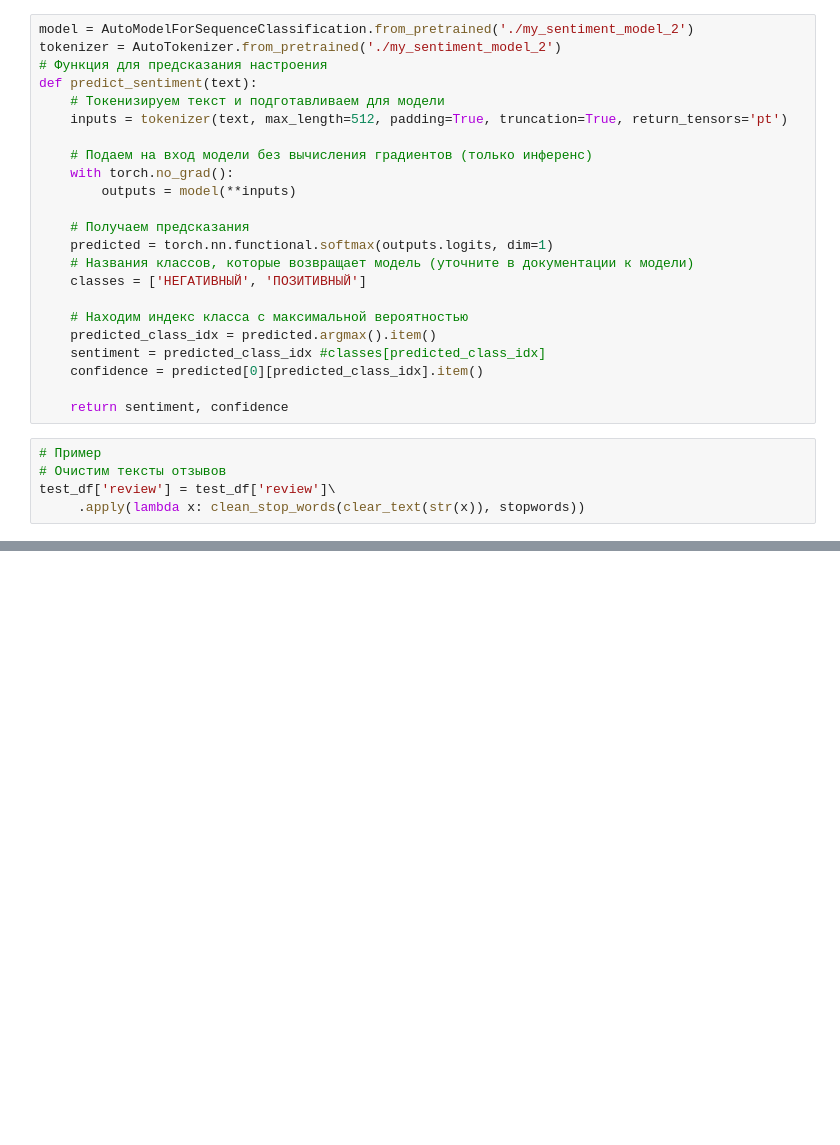
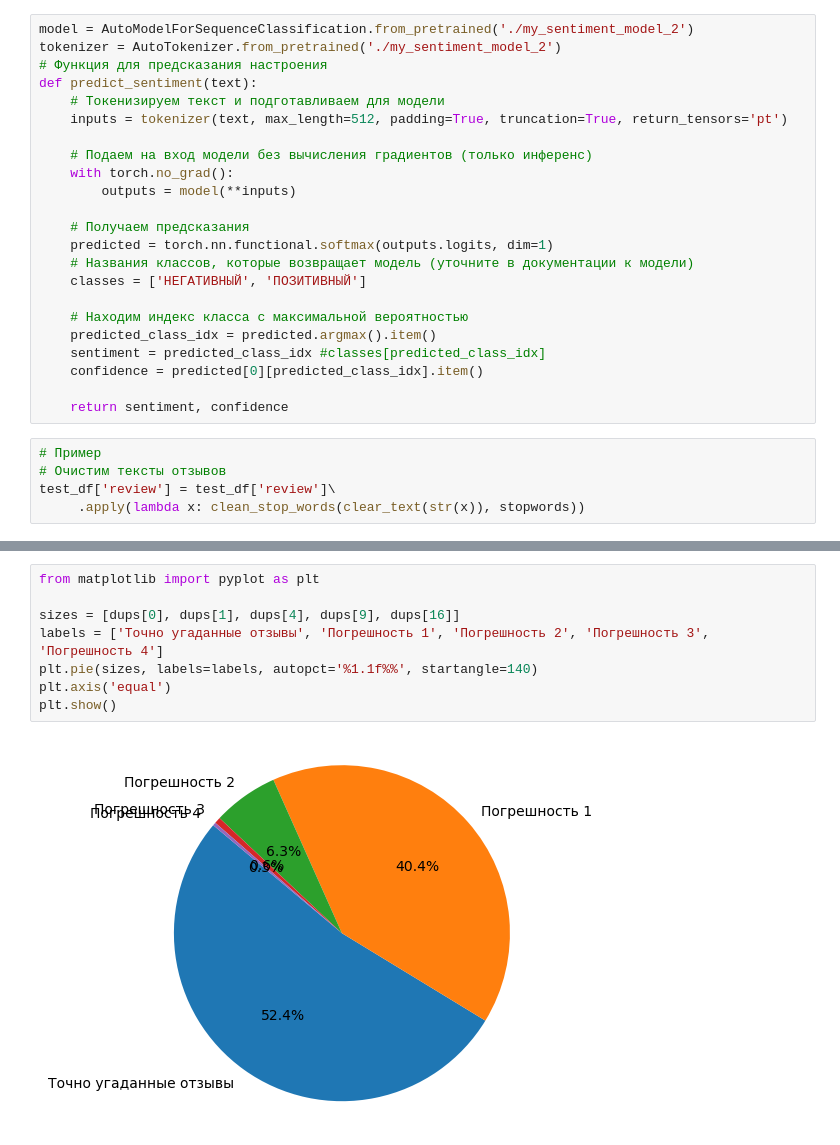
Before and after one commit to VladSelyanskiy/evaluation_of_reviews, a Jupyter notebook: src/new_03bm.ipynb, the cells around one changed output, grey strips where cells are left out. Drawn from its saved outputs; the diff is of its cells as text; blank space fills up the shorter version.

```diff
--- a/src/new_03bm.ipynb
+++ b/src/new_03bm.ipynb
@@ -244,2 +243,12 @@ spread_distance
 16      3
 dtype: int64
+# %%
+from matplotlib import pyplot as plt
+
+sizes = [dups[0], dups[1], dups[4], dups[9], dups[16]]
+labels = ['Точно угаданные отзывы', 'Погрешность 1', 'Погрешность 2', 'Погрешность 3', 'Погрешность 4']
+plt.pie(sizes, labels=labels, autopct='%1.1f%%', startangle=140)
+plt.axis('equal')
+plt.show()
+# %% [output]
+[figure, added]
```
Also changed, not shown: parts of 12 cells of this notebook.
